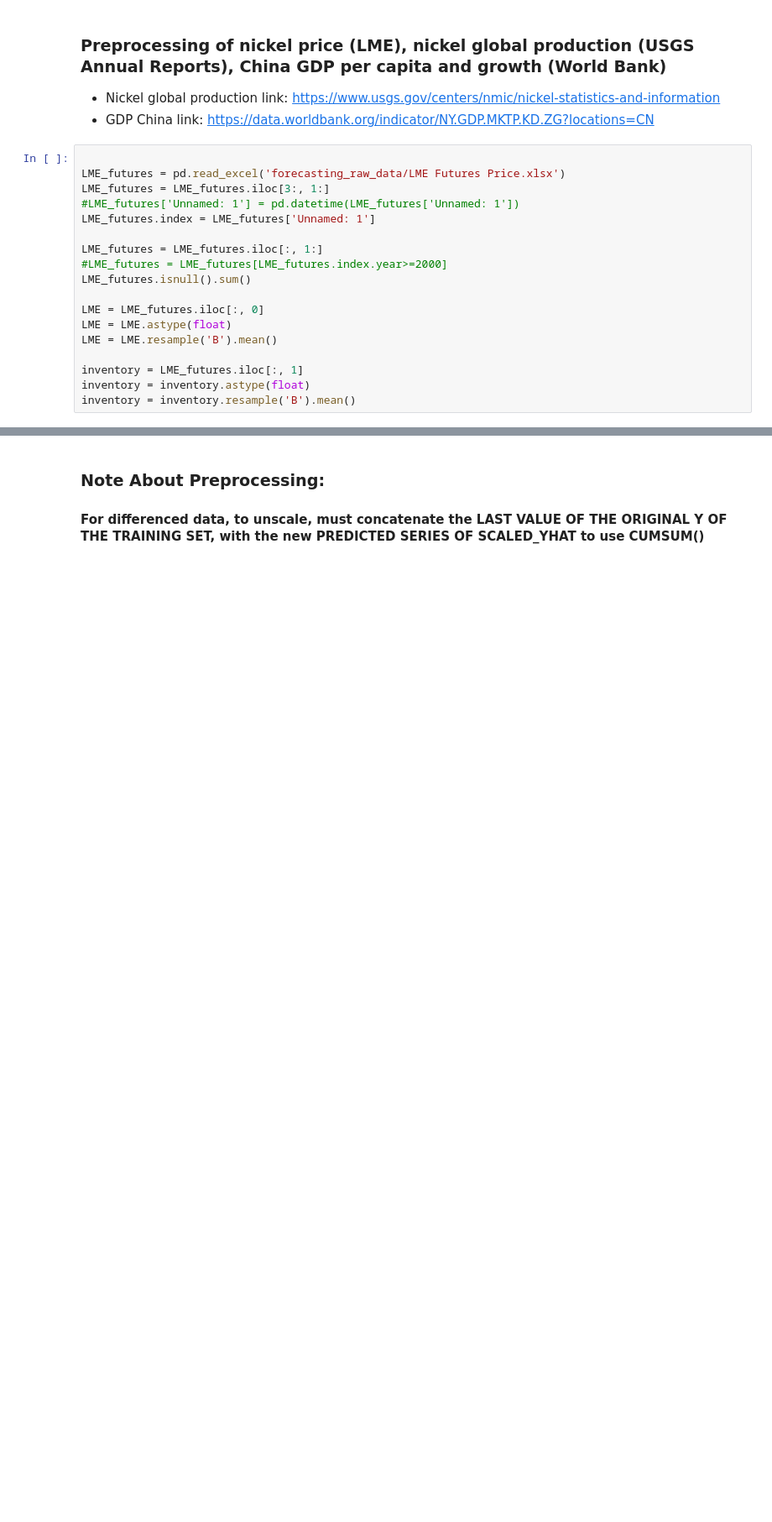
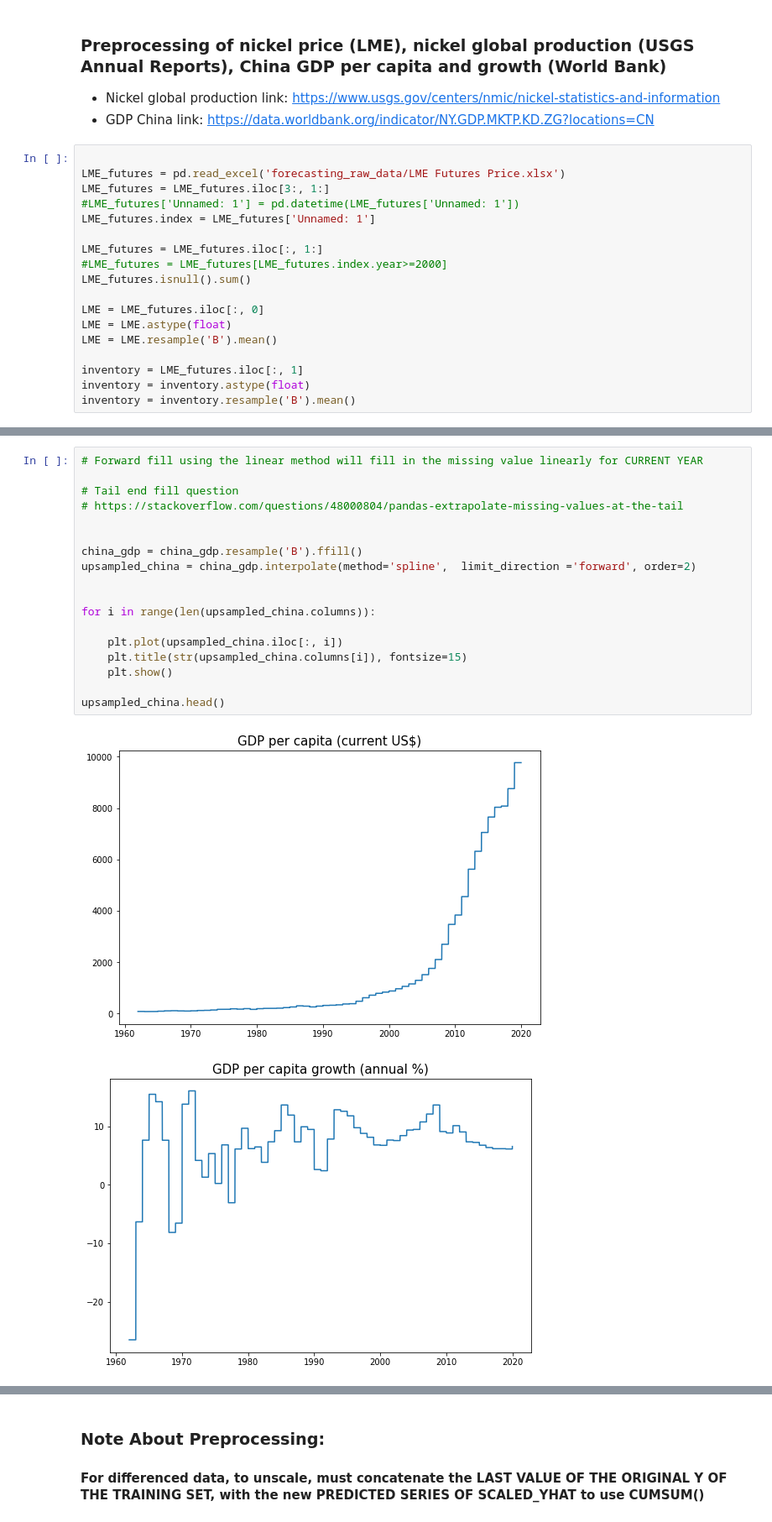
Before and after one commit to chiemiko/metals-research, a Jupyter notebook: forecasting/KNN Final Model - 15 Yrs Train.ipynb, the cells around one changed output, grey strips where cells are left out. Shown at 84% size. Drawn from its saved outputs; the diff is of its cells as text; blank space fills up the shorter version.

```diff
--- a/forecasting/KNN Final Model - 15 Yrs Train.ipynb
+++ b/forecasting/KNN Final Model - 15 Yrs Train.ipynb
@@ -204,0 +228,21 @@ china_gdp_per_cap
+# %%
+# Forward fill using the linear method will fill in the missing value linearly for CURRENT YEAR
+
+# Tail end fill question
+# https://stackoverflow.com/questions/48000804/pandas-extrapolate-missing-values-at-the-tail
+
+
+china_gdp = china_gdp.resample('B').ffill()
+upsampled_china = china_gdp.interpolate(method='spline',  limit_direction ='forward', order=2)
+
+
+for i in range(len(upsampled_china.columns)):
+
+    plt.plot(upsampled_china.iloc[:, i])
+    plt.title(str(upsampled_china.columns[i]), fontsize=15)
+    plt.show()
+
+upsampled_china.head()
+# %% [output]
+[figure, added]
+[figure, added]
```
Also changed, not shown: parts of 24 cells of this notebook, 10 other files.
